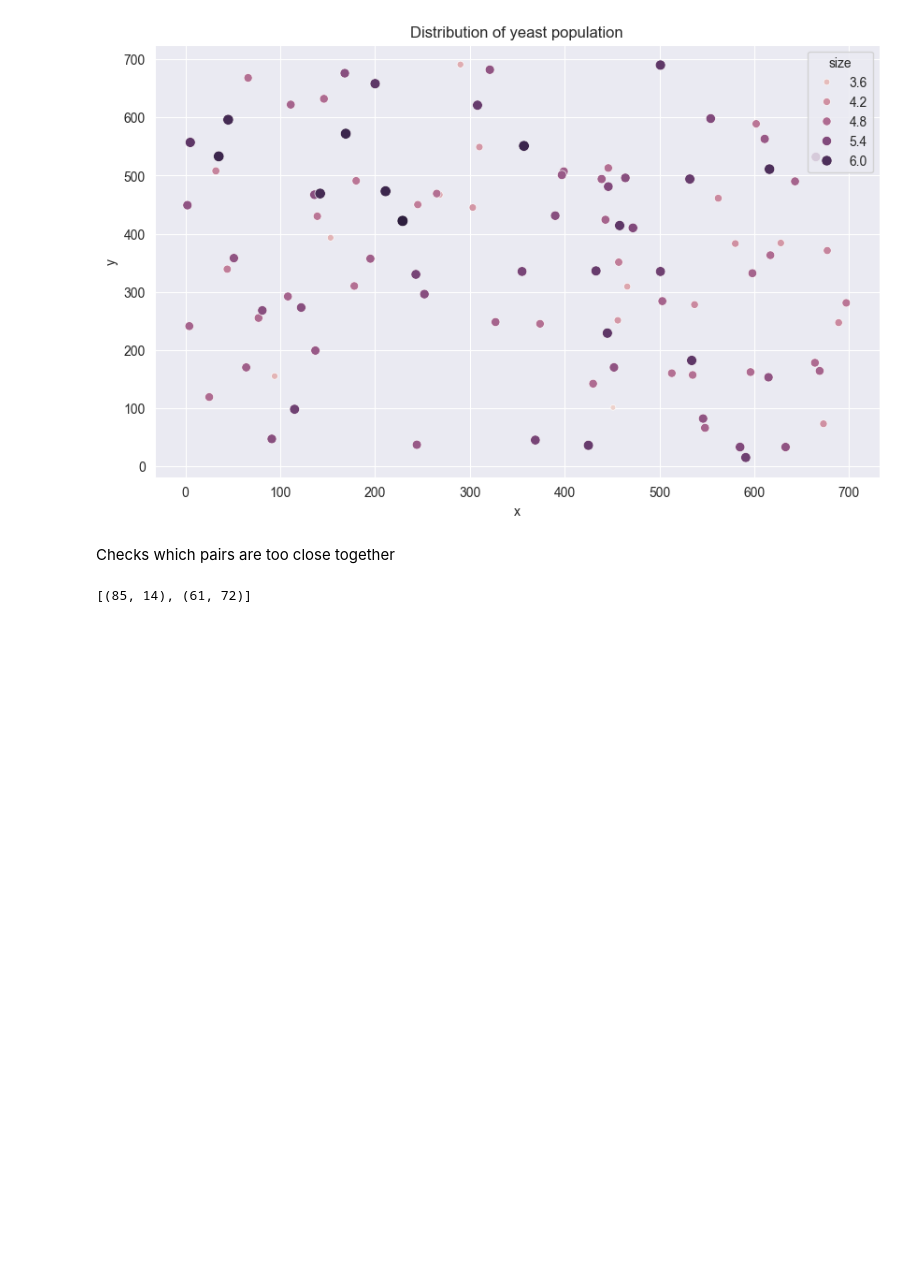
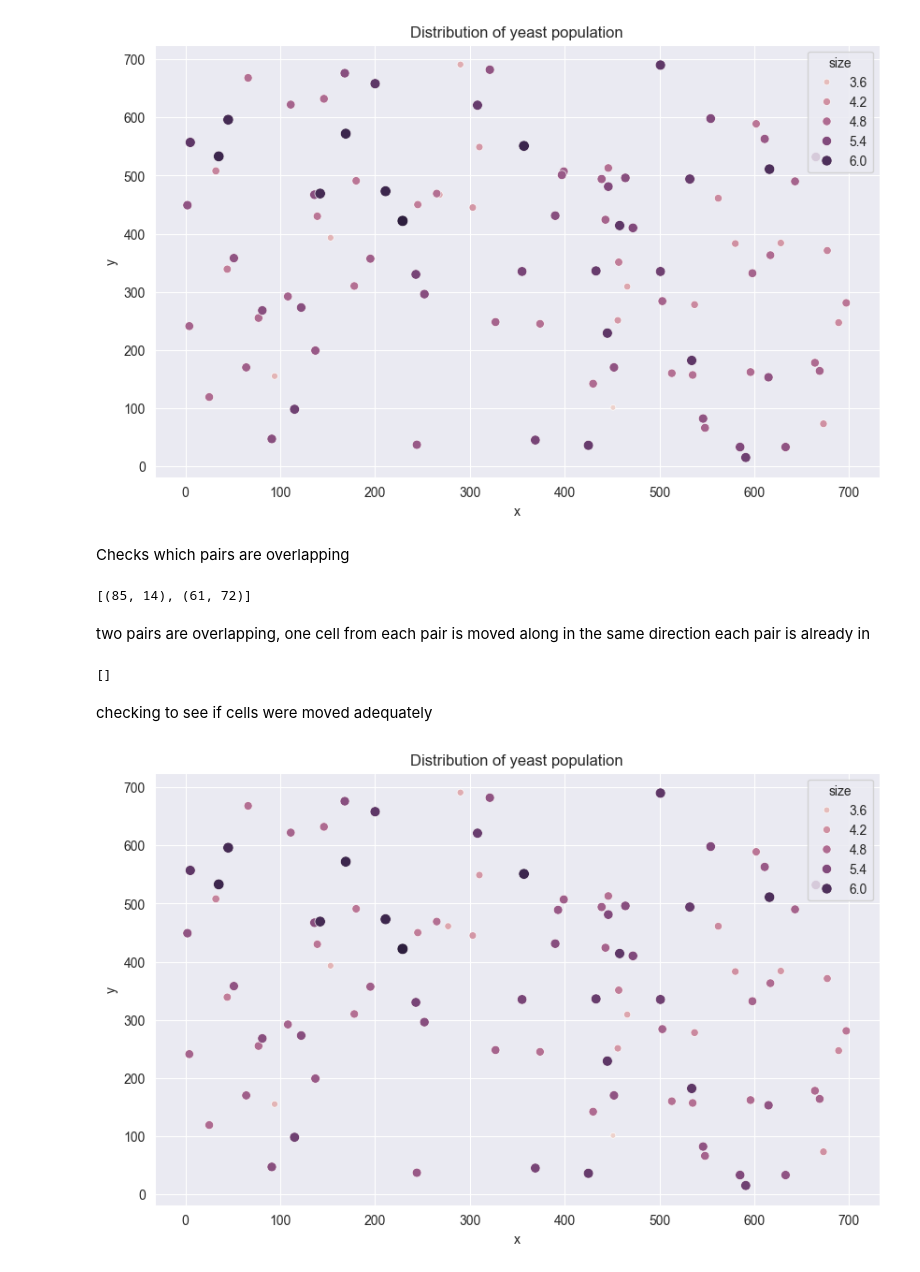
Before and after one commit to paulanaomi/yeast_population_balance, a Jupyter notebook: main.ipynb, the cells around one changed output. Cells and saved outputs as stored; diff of their text form; code cells hidden in the pictures; blank space fills up the shorter version.

Commit message:
created new method for separating overlapped cells

```diff
--- a/main.ipynb
+++ b/main.ipynb
@@ -54,5 +56,5 @@ plt.show()
 # %% [output]
 [figure]
 # %% [markdown]
-Checks which pairs are too close together
+Checks which pairs are overlapping
 # %%
@@ -60,3 +62,22 @@ close_tuples = pop.find_close_pairs()
 close_tuples
 # %% [output]
 [(85, 14), (61, 72)]
+# %% [markdown]
+two pairs are overlapping, one cell from each pair is moved along in the same direction each pair is already in
+# %%
+pop.move_overlapping_pairs()
+pop.find_overlapping_pairs()
+# %% [output]
+[]
+# %%
+df = pop.return_df()
+# %% [markdown]
+checking to see if cells were moved adequately
+# %%
+plt.figure(figsize=(10, 6))
+sns.scatterplot(df, x='x', y='y', size='size', hue='size')
+plt.title('Distribution of yeast population')
+plt.grid(True)
+plt.show()
+# %% [output]
+[figure, added]
```
Also changed, not shown: parts of 4 cells of this notebook, 1 other file.
